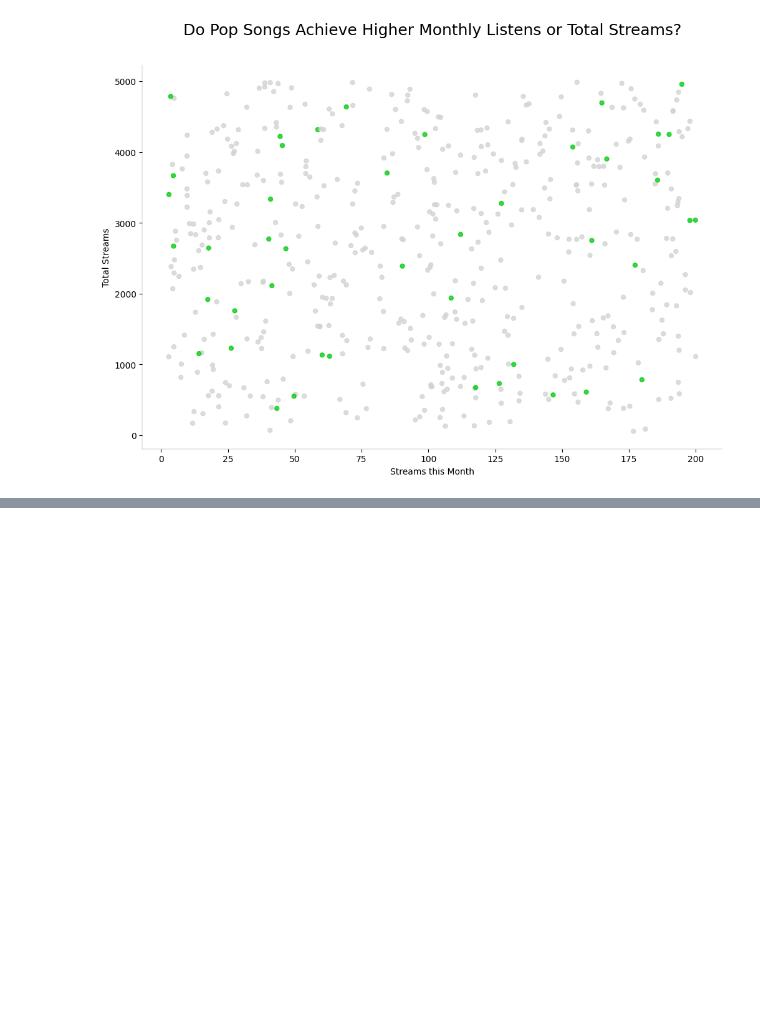
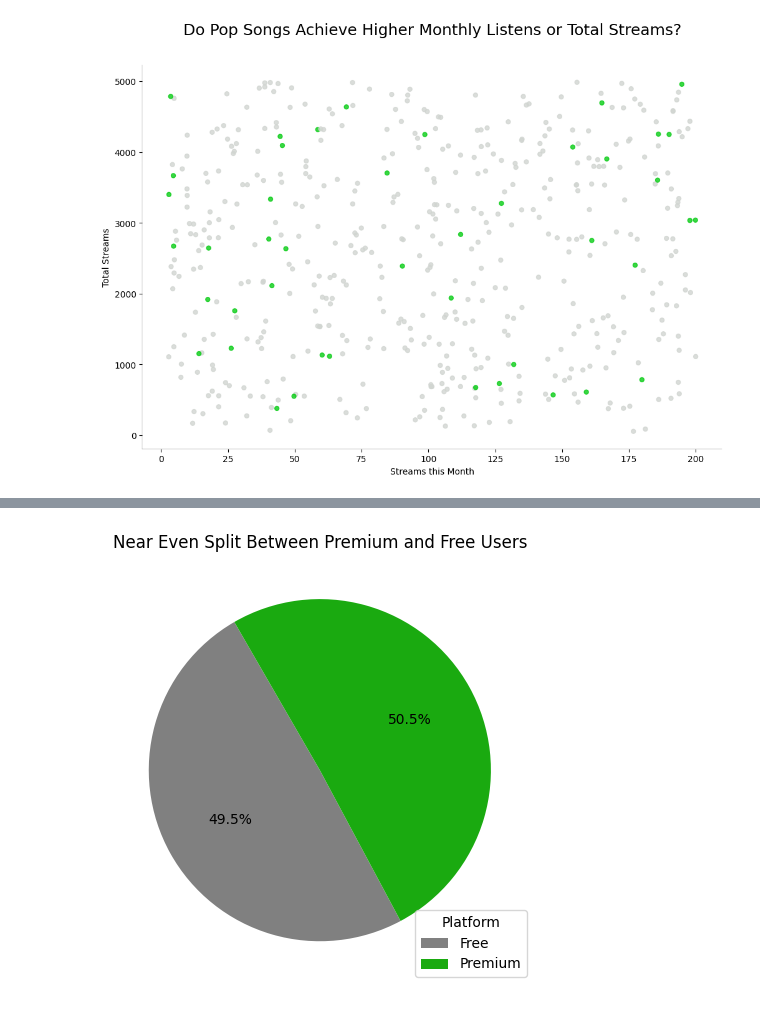
Before and after one commit to eliotjblair/learning_plots_eliotblair, a Jupyter notebook: notebooks/spotify_dataset.ipynb, the cells around one changed output, grey strips where cells are left out. Cells and saved outputs as stored; diff of their text form; code cells hidden in the pictures; blank space fills up the shorter version.

```diff
--- a/notebooks/spotify_dataset.ipynb
+++ b/notebooks/spotify_dataset.ipynb
@@ -218,0 +279,19 @@ plt.show()
+# %%
+plt.pie(platform_totals,
+        labels=None,
+        startangle=120,
+        colors=["gray","#1aaa10"],
+        autopct="%1.1f%%")
+
+plt.title("Near Even Split Between Premium and Free Users")
+
+plt.legend(
+    labels = platform_totals.index,
+    loc="lower right",
+    title ="Platform"
+)
+
+plt.tight_layout()
+plt.show()
+# %% [output]
+[figure, added]
```
Also changed, not shown: parts of 4 cells of this notebook.
